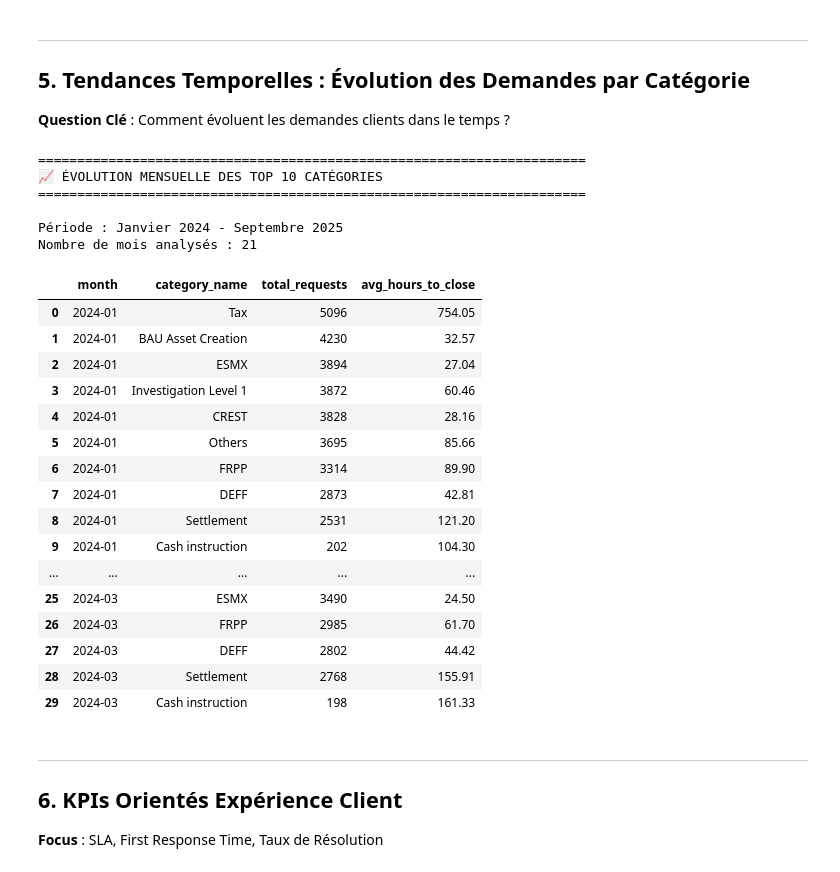
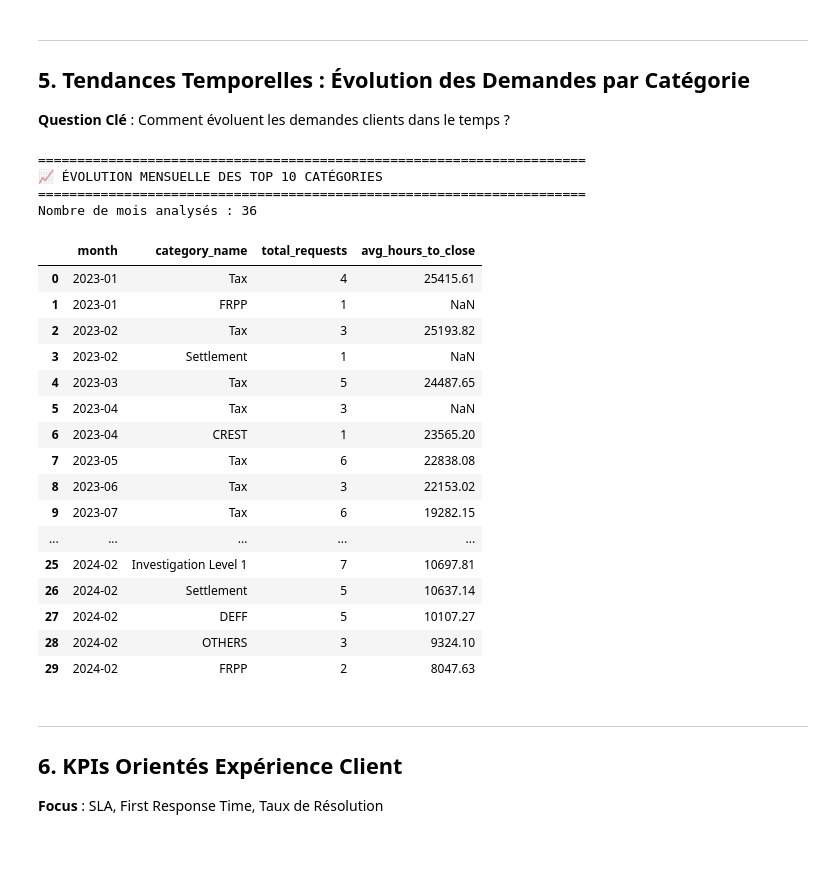
Before and after one commit to jbouniol/bdd-bnpparibas, a Jupyter notebook: Notebook/JO_Analysis.ipynb, the cells around one changed output. Drawn from its saved outputs; the diff is of its cells as text; code cells hidden in the pictures.

```diff
--- a/Notebook/JO_Analysis.ipynb
+++ b/Notebook/JO_Analysis.ipynb
@@ -102,7 +102,7 @@ SELECT
     COUNT(CASE WHEN sr.CLOSINGDATE IS NOT NULL THEN 1 END) as closed_requests,
     ROUND(COUNT(CASE WHEN sr.CLOSINGDATE IS NOT NULL THEN 1 END) * 100.0 / COUNT(sr.ID), 2) as closure_rate,
     ROUND(AVG(CAST((julianday(sr.CLOSINGDATE) - julianday(sr.CREATIONDATE)) * 24 AS REAL)), 2) as avg_hours_to_close,
-    ROUND(COUNT(sr.ID) * 100.0 / (SELECT COUNT(*) FROM sr WHERE strftime('%Y-%m', CREATIONDATE) BETWEEN '2024-01' AND '2025-09'), 2) as pct_of_total
+    ROUND(COUNT(sr.ID) * 100.0 / (SELECT COUNT(*) FROM sr ), 2) as pct_of_total
 FROM sr
 LEFT JOIN category c ON sr.CATEGORY_ID = c.ID
 WHERE strftime('%Y-%m', sr.CREATIONDATE) BETWEEN '2024-01' AND '2025-09'
@@ -247,52 +247,49 @@ fig.show()
 # %%
 # Évolution mensuelle des top 10 catégories
 top_10_categories = category_distribution.head(10)['category_id'].tolist()
 
 monthly_category_trends = pd.read_sql_query(f"""
 SELECT
     strftime('%Y-%m', sr.CREATIONDATE) as month,
     c.NAME as category_name,
     COUNT(sr.ID) as total_requests,
     ROUND(AVG(CAST((julianday(sr.CLOSINGDATE) - julianday(sr.CREATIONDATE)) * 24 AS REAL)), 2) as avg_hours_to_close
 FROM sr
 LEFT JOIN category c ON sr.CATEGORY_ID = c.ID
 WHERE sr.CATEGORY_ID IN ({','.join(map(str, top_10_categories))})
-  AND strftime('%Y-%m', sr.CREATIONDATE) BETWEEN '2024-01' AND '2025-09'
+
 GROUP BY month, c.NAME
 ORDER BY month, total_requests DESC
 """, conn)
 
 print("="*70)
 print("📈 ÉVOLUTION MENSUELLE DES TOP 10 CATÉGORIES")
 print("="*70)
-print(f"\nPériode : Janvier 2024 - Septembre 2025")
 print(f"Nombre de mois analysés : {monthly_category_trends['month'].nunique()}\n")
 
 display(monthly_category_trends.head(30))
 # %% [output]
 ======================================================================
 📈 ÉVOLUTION MENSUELLE DES TOP 10 CATÉGORIES
 ======================================================================
-
-Période : Janvier 2024 - Septembre 2025
-Nombre de mois analysés : 21
+Nombre de mois analysés : 36
 |  | month | category_name | total_requests | avg_hours_to_close |
-| 0 | 2024-01 | Tax | 5096 | 754.05 |
-| 1 | 2024-01 | BAU Asset Creation | 4230 | 32.57 |
-| 2 | 2024-01 | ESMX | 3894 | 27.04 |
-| 3 | 2024-01 | Investigation Level 1 | 3872 | 60.46 |
-| 4 | 2024-01 | CREST | 3828 | 28.16 |
-| 5 | 2024-01 | Others | 3695 | 85.66 |
-| 6 | 2024-01 | FRPP | 3314 | 89.90 |
-| 7 | 2024-01 | DEFF | 2873 | 42.81 |
-| 8 | 2024-01 | Settlement | 2531 | 121.20 |
-| 9 | 2024-01 | Cash instruction | 202 | 104.30 |
+| 0 | 2023-01 | Tax | 4 | 25415.61 |
+| 1 | 2023-01 | FRPP | 1 | NaN |
+| 2 | 2023-02 | Tax | 3 | 25193.82 |
+| 3 | 2023-02 | Settlement | 1 | NaN |
+| 4 | 2023-03 | Tax | 5 | 24487.65 |
+| 5 | 2023-04 | Tax | 3 | NaN |
+| 6 | 2023-04 | CREST | 1 | 23565.20 |
+| 7 | 2023-05 | Tax | 6 | 22838.08 |
+| 8 | 2023-06 | Tax | 3 | 22153.02 |
+| 9 | 2023-07 | Tax | 6 | 19282.15 |
 | ... | ... | ... | ... | ... |
-| 25 | 2024-03 | ESMX | 3490 | 24.50 |
-| 26 | 2024-03 | FRPP | 2985 | 61.70 |
-| 27 | 2024-03 | DEFF | 2802 | 44.42 |
-| 28 | 2024-03 | Settlement | 2768 | 155.91 |
-| 29 | 2024-03 | Cash instruction | 198 | 161.33 |
+| 25 | 2024-02 | Investigation Level 1 | 7 | 10697.81 |
+| 26 | 2024-02 | Settlement | 5 | 10637.14 |
+| 27 | 2024-02 | DEFF | 5 | 10107.27 |
+| 28 | 2024-02 | OTHERS | 3 | 9324.10 |
+| 29 | 2024-02 | FRPP | 2 | 8047.63 |
 # %%
 # Visualisation : Évolution des top 5 catégories
 top_5_categories_names = category_distribution.head(5)['category_name'].tolist()
```
Also changed, not shown: parts of 17 cells of this notebook, 13 other files.
